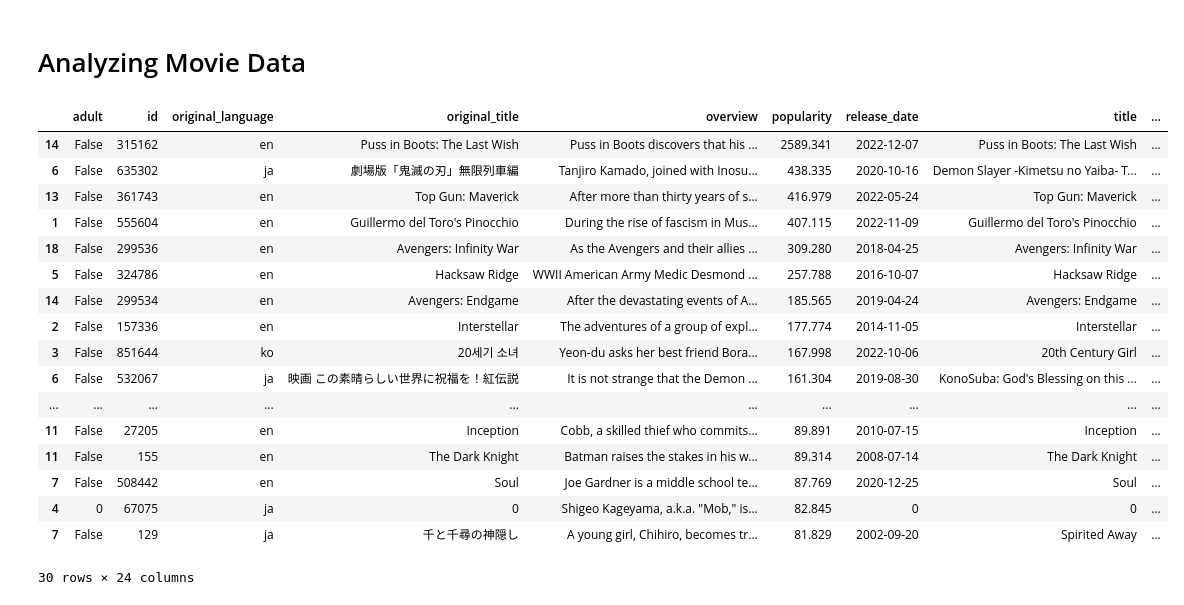
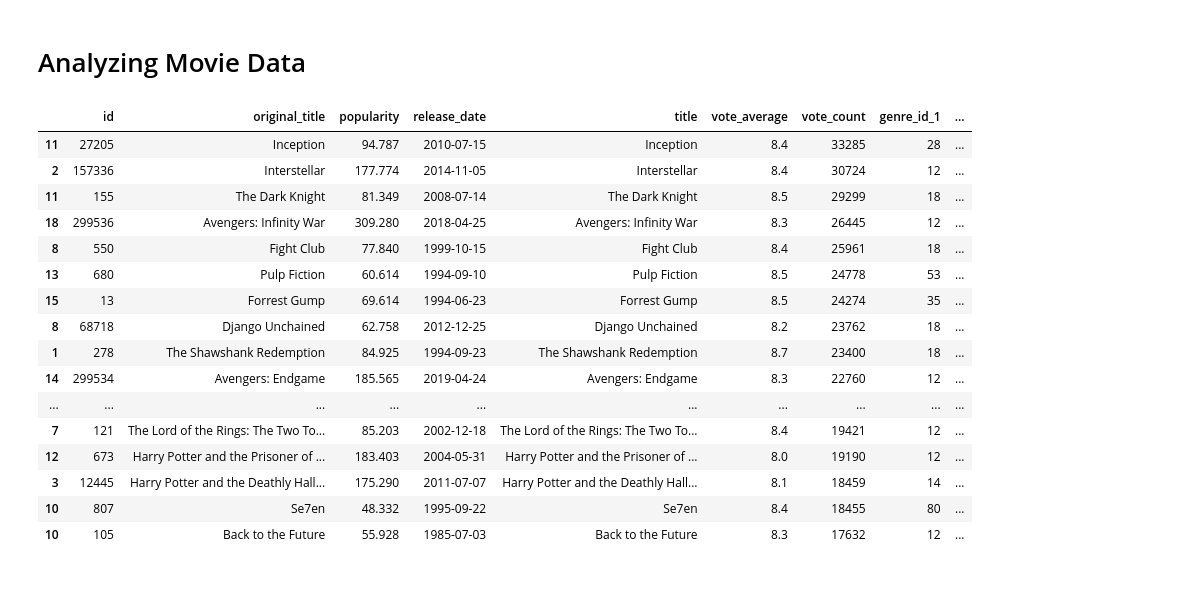
Before and after one commit to stephcia/Microsoft-Studios-Analysis, a Jupyter notebook: stephanie_ciaccia.ipynb, the cells around one changed output. Cells and saved outputs as stored; diff of their text form; code cells hidden in the pictures.

Commit message:
Merged tables and additional microsoft data

```diff
--- a/stephanie_ciaccia.ipynb
+++ b/stephanie_ciaccia.ipynb
@@ -921,7 +943,13 @@ top_movies_200 = pd.concat([top_movies_200, split_movies], axis=1)
+# %%
+#dropping columns that aren't needed
+
+top_movies_200 = top_movies_200.drop(['adult', 'backdrop_path', 'genre_ids', 'poster_path', 'video', 'original_name',
+                                      'origin_country', 'original_language', 'overview', 'col_5', 'col_6',
+                                      'col_7', 'col_8', 'col_9','first_air_date', 'name'], axis=1)
 # %%
 #renaming the genre columns
 top_movies_200.rename(columns = {'col_1':'genre_id_1','col_2':'genre_id_2','col_3':'genre_id_3',
-                            'col_4':'genre_id_4','col_5':'genre_id_5','col_6':'genre_id_6','col_7':'genre_id_7','col_8':'genre_id_8','col_9':'genre_id_9'}, inplace = True)
+                            'col_4':'genre_id_4'}, inplace = True)
 # %%
 top_movies_200.info()
 # %% [output]
@@ -955,3 +982,0 @@ top_movies_200.head()
-# %%
-##dropping genre_id's column
-top_movies_200 = top_movies_200.drop(columns='genre_ids')
@@ -971,31 +986,30 @@ top_movies_200 = top_movies_200.fillna(0)
 # %%
 ## converting  column type from float64 to int
 
-top_movies_200[['genre_id_1','genre_id_2','genre_id_3','genre_id_4', 'genre_id_5','genre_id_6','genre_id_7', 'genre_id_8','genre_id_9']] = top_movies_200[['genre_id_1','genre_id_2','genre_id_3','genre_id_4', 'genre_id_5','genre_id_6','genre_id_7', 'genre_id_8','genre_id_9']].astype(int)
+top_movies_200[['genre_id_1','genre_id_2','genre_id_3','genre_id_4']] = top_movies_200[['genre_id_1','genre_id_2','genre_id_3','genre_id_4']].astype(int)
 # %% [markdown]
 # Analyzing Movie Data
 # %%
-top_20_movies_2023 = top_movies_200.sort_values(by='popularity',ascending=False).head(30)
+top_20_movies_2023 = top_movies_200.sort_values(by='vote_count',ascending=False).head(20)
 top_20_movies_2023
 # %% [output]
-|  | adult | id | original_language | original_title | overview | popularity | release_date | title | ... |
-| 14 | False | 315162 | en | Puss in Boots: The Last Wish | Puss in Boots discovers that his ... | 2589.341 | 2022-12-07 | Puss in Boots: The Last Wish | ... |
-| 6 | False | 635302 | ja | 劇場版「鬼滅の刃」無限列車編 | Tanjiro Kamado, joined with Inosu... | 438.335 | 2020-10-16 | Demon Slayer -Kimetsu no Yaiba- T... | ... |
-| 13 | False | 361743 | en | Top Gun: Maverick | After more than thirty years of s... | 416.979 | 2022-05-24 | Top Gun: Maverick | ... |
-| 1 | False | 555604 | en | Guillermo del Toro's Pinocchio | During the rise of fascism in Mus... | 407.115 | 2022-11-09 | Guillermo del Toro's Pinocchio | ... |
-| 18 | False | 299536 | en | Avengers: Infinity War | As the Avengers and their allies ... | 309.280 | 2018-04-25 | Avengers: Infinity War | ... |
-| 5 | False | 324786 | en | Hacksaw Ridge | WWII American Army Medic Desmond ... | 257.788 | 2016-10-07 | Hacksaw Ridge | ... |
-| 14 | False | 299534 | en | Avengers: Endgame | After the devastating events of A... | 185.565 | 2019-04-24 | Avengers: Endgame | ... |
-| 2 | False | 157336 | en | Interstellar | The adventures of a group of expl... | 177.774 | 2014-11-05 | Interstellar | ... |
-| 3 | False | 851644 | ko | 20세기 소녀 | Yeon-du asks her best friend Bora... | 167.998 | 2022-10-06 | 20th Century Girl | ... |
-| 6 | False | 532067 | ja | 映画 この素晴らしい世界に祝福を！紅伝説 | It is not strange that the Demon ... | 161.304 | 2019-08-30 | KonoSuba: God's Blessing on this ... | ... |
+|  | id | original_title | popularity | release_date | title | vote_average | vote_count | genre_id_1 | ... |
+| 11 | 27205 | Inception | 94.787 | 2010-07-15 | Inception | 8.4 | 33285 | 28 | ... |
+| 2 | 157336 | Interstellar | 177.774 | 2014-11-05 | Interstellar | 8.4 | 30724 | 12 | ... |
+| 11 | 155 | The Dark Knight | 81.349 | 2008-07-14 | The Dark Knight | 8.5 | 29299 | 18 | ... |
+| 18 | 299536 | Avengers: Infinity War | 309.280 | 2018-04-25 | Avengers: Infinity War | 8.3 | 26445 | 12 | ... |
+| 8 | 550 | Fight Club | 77.840 | 1999-10-15 | Fight Club | 8.4 | 25961 | 18 | ... |
+| 13 | 680 | Pulp Fiction | 60.614 | 1994-09-10 | Pulp Fiction | 8.5 | 24778 | 53 | ... |
+| 15 | 13 | Forrest Gump | 69.614 | 1994-06-23 | Forrest Gump | 8.5 | 24274 | 35 | ... |
+| 8 | 68718 | Django Unchained | 62.758 | 2012-12-25 | Django Unchained | 8.2 | 23762 | 18 | ... |
+| 1 | 278 | The Shawshank Redemption | 84.925 | 1994-09-23 | The Shawshank Redemption | 8.7 | 23400 | 18 | ... |
+| 14 | 299534 | Avengers: Endgame | 185.565 | 2019-04-24 | Avengers: Endgame | 8.3 | 22760 | 12 | ... |
 | ... | ... | ... | ... | ... | ... | ... | ... | ... | ... |
-| 11 | False | 27205 | en | Inception | Cobb, a skilled thief who commits... | 89.891 | 2010-07-15 | Inception | ... |
-| 11 | False | 155 | en | The Dark Knight | Batman raises the stakes in his w... | 89.314 | 2008-07-14 | The Dark Knight | ... |
-| 7 | False | 508442 | en | Soul | Joe Gardner is a middle school te... | 87.769 | 2020-12-25 | Soul | ... |
-| 4 | 0 | 67075 | ja | 0 | Shigeo Kageyama, a.k.a. "Mob," is... | 82.845 | 0 | 0 | ... |
-| 7 | False | 129 | ja | 千と千尋の神隠し | A young girl, Chihiro, becomes tr... | 81.829 | 2002-09-20 | Spirited Away | ... |
+| 7 | 121 | The Lord of the Rings: The Two To... | 85.203 | 2002-12-18 | The Lord of the Rings: The Two To... | 8.4 | 19421 | 12 | ... |
+| 12 | 673 | Harry Potter and the Prisoner of ... | 183.403 | 2004-05-31 | Harry Potter and the Prisoner of ... | 8.0 | 19190 | 12 | ... |
+| 3 | 12445 | Harry Potter and the Deathly Hall... | 175.290 | 2011-07-07 | Harry Potter and the Deathly Hall... | 8.1 | 18459 | 14 | ... |
+| 10 | 807 | Se7en | 48.332 | 1995-09-22 | Se7en | 8.4 | 18455 | 80 | ... |
+| 10 | 105 | Back to the Future | 55.928 | 1985-07-03 | Back to the Future | 8.3 | 17632 | 12 | ... |
-30 rows × 24 columns
 # %%
 top_movies_200.info()
 # %% [output]
```
Also changed, not shown: parts of 68 cells of this notebook.
